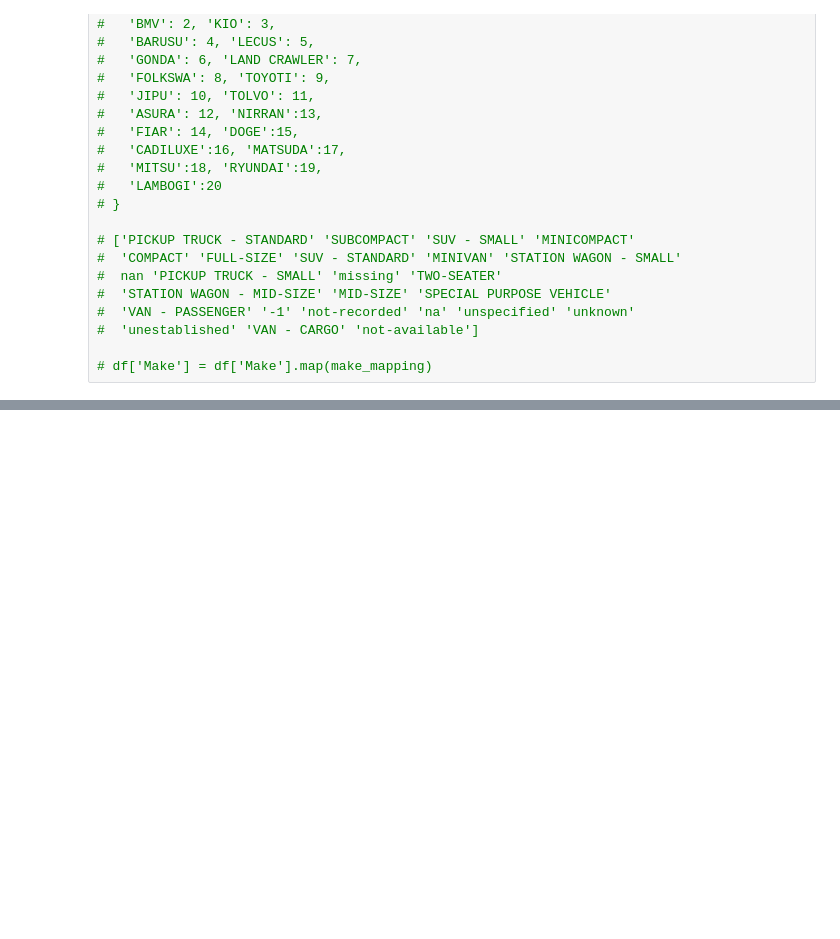
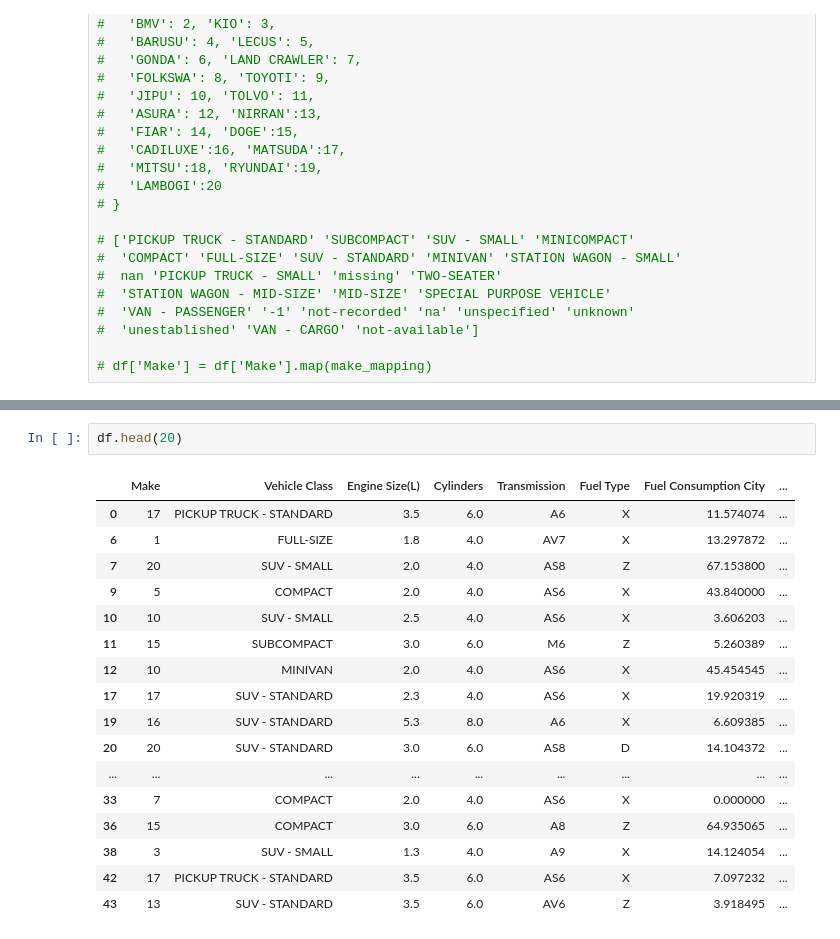
Before and after one commit to cenz19/DataSlayer1.0, a Jupyter notebook: 01. EDA.ipynb, the cells around one changed output, grey strips where cells are left out. Saved outputs shown, nothing was run; the diff lists cells and outputs as text; blank space fills up the shorter version.

```diff
--- a/01. EDA.ipynb
+++ b/01. EDA.ipynb
@@ -387,0 +452,20 @@ df.to_csv("preprocessing.csv")
+# %%
+df.head(20)
+# %% [output]
+|  | Make | Vehicle Class | Engine Size(L) | Cylinders | Transmission | Fuel Type | Fuel Consumption City | ... |
+| 0 | 17 | PICKUP TRUCK - STANDARD | 3.5 | 6.0 | A6 | X | 11.574074 | ... |
+| 6 | 1 | FULL-SIZE | 1.8 | 4.0 | AV7 | X | 13.297872 | ... |
+| 7 | 20 | SUV - SMALL | 2.0 | 4.0 | AS8 | Z | 67.153800 | ... |
+| 9 | 5 | COMPACT | 2.0 | 4.0 | AS6 | X | 43.840000 | ... |
+| 10 | 10 | SUV - SMALL | 2.5 | 4.0 | AS6 | X | 3.606203 | ... |
+| 11 | 15 | SUBCOMPACT | 3.0 | 6.0 | M6 | Z | 5.260389 | ... |
+| 12 | 10 | MINIVAN | 2.0 | 4.0 | AS6 | X | 45.454545 | ... |
+| 17 | 17 | SUV - STANDARD | 2.3 | 4.0 | AS6 | X | 19.920319 | ... |
+| 19 | 16 | SUV - STANDARD | 5.3 | 8.0 | A6 | X | 6.609385 | ... |
+| 20 | 20 | SUV - STANDARD | 3.0 | 6.0 | AS8 | D | 14.104372 | ... |
+| ... | ... | ... | ... | ... | ... | ... | ... | ... |
+| 33 | 7 | COMPACT | 2.0 | 4.0 | AS6 | X | 0.000000 | ... |
+| 36 | 15 | COMPACT | 3.0 | 6.0 | A8 | Z | 64.935065 | ... |
+| 38 | 3 | SUV - SMALL | 1.3 | 4.0 | A9 | X | 14.124054 | ... |
+| 42 | 17 | PICKUP TRUCK - STANDARD | 3.5 | 6.0 | AS6 | X | 7.097232 | ... |
+| 43 | 13 | SUV - STANDARD | 3.5 | 6.0 | AV6 | Z | 3.918495 | ... |
```
Also changed, not shown: parts of 29 cells of this notebook, 2 other files.
